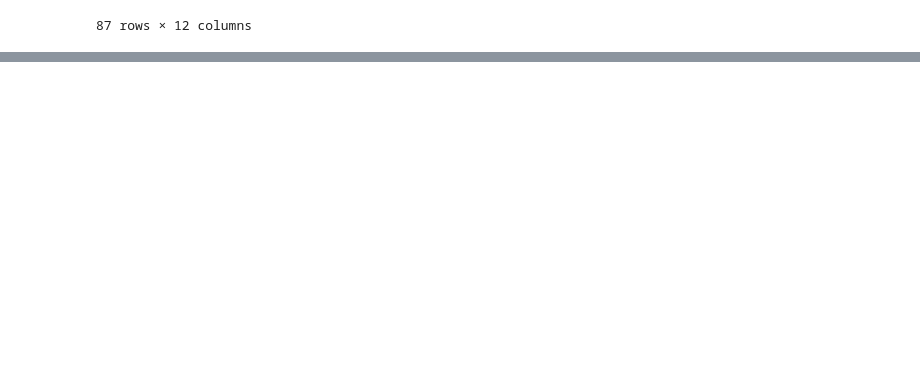
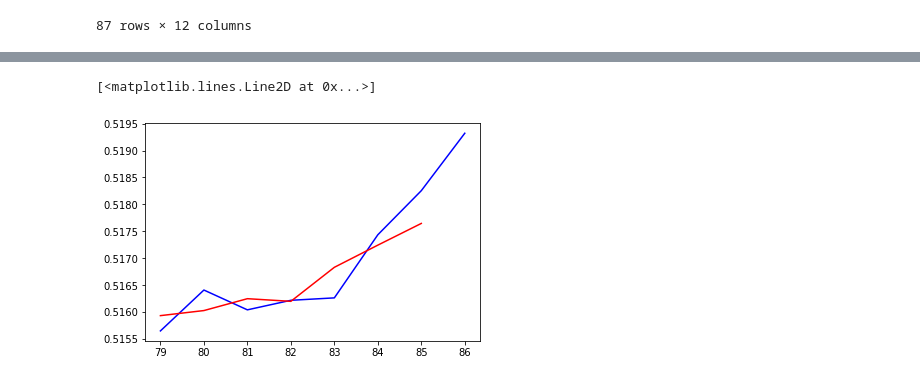
Before and after one commit to RiddhimanRaut/Deep-Learning-based-CPR-estimation, a Jupyter notebook: CPRAVG_SARIMAX_DAILY.ipynb, the cells around one changed output, grey strips where cells are left out. Cells and saved outputs as stored; diff of their text form; code cells hidden in the pictures; blank space fills up the shorter version.

```diff
--- a/CPRAVG_SARIMAX_DAILY.ipynb
+++ b/CPRAVG_SARIMAX_DAILY.ipynb
@@ -75,0 +215,5 @@ df_days
+# %%
+#Splitting the data:
+split_length = 0.91
+train_df = df[0:int(split_length*df.shape[0])]
+val_df = df[int(split_length*df.shape[0]):df.shape[0]]
@@ -75,0 +222,4 @@ df_days
+# %%
+model = SARIMAX(train_df['CPRAVG'],exog = train_df[['PROP', 'BUT', 'FLW', 'COT', 'TEMP', 'PRESS', 'DRAFT', 'ETH']],order=(2,2,8),enforce_invertibility=False)
+results = model.fit()
+results.summary()
@@ -75,0 +258,11 @@ df_days
+# %%
+start=len(train_df)
+end=df.shape[0]-1
+exog_forecast= val_df[['PROP', 'BUT', 'FLW', 'COT', 'TEMP', 'PRESS', 'DRAFT', 'ETH']]
+predictions = results.predict(start=start, end=end, exog=exog_forecast,dynamic = True).rename('SARIMAX(1,1,4) Predictions')
+# %%
+plt.plot(predictions, color = 'blue')
+plt.plot(df['CPRAVG'][start:end], color = 'red')
+# %% [output]
+[<matplotlib.lines.Line2D at 0x...>]
+[figure, added]
```
Also changed, not shown: parts of 13 cells of this notebook.
